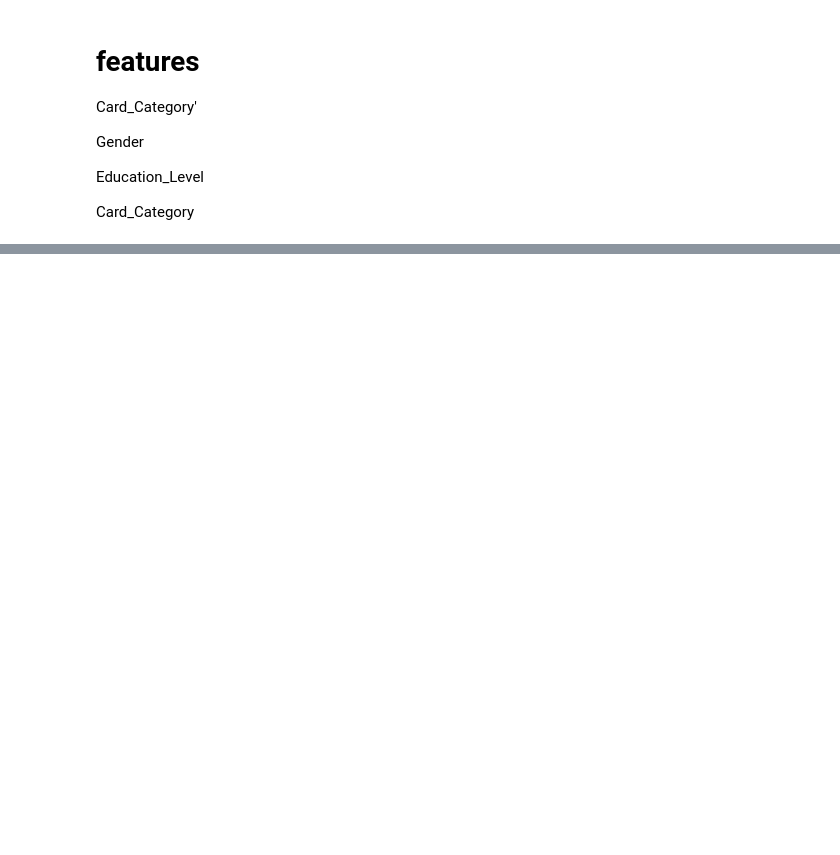
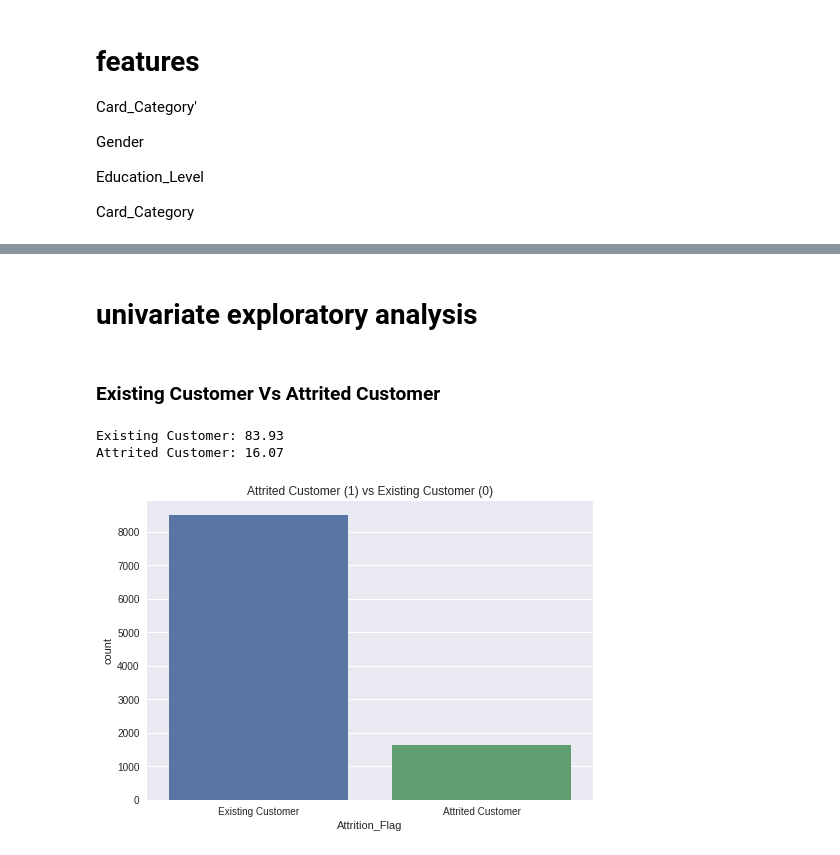
Before and after one commit to MaicolFranco/Prediction_Credit_Card, a Jupyter notebook: Proyecto_2.ipynb, the cells around one changed output, grey strips where cells are left out. Drawn from its saved outputs; the diff is of its cells as text; code cells hidden in the pictures; blank space fills up the shorter version.

```diff
--- a/Proyecto_2.ipynb
+++ b/Proyecto_2.ipynb
@@ -24,5 +39,5 @@ plt.style.use("seaborn")
 # %%
-df = pd.read_csv("/content/BankChurners.csv")
+df = pd.read_csv("/content/drive/MyDrive/Data Scientist/MACHINE LEARNING/Week_8/Files/BankChurners.csv")
 df.head()
 # %% [output]
 |  | CLIENTNUM | Attrition_Flag | Customer_Age | Gender | Dependent_count | Education_Level | Marital_Status | ... |
@@ -102,0 +181,14 @@ df.shape
+# %% [markdown]
+# **univariate exploratory analysis**
+# %% [markdown]
+### **Existing Customer Vs Attrited Customer**
+# %%
+customers = df.Attrition_Flag.value_counts()
+print(f'Existing Customer: {round(customers[0] / sum(customers) * 100, 2)}')
+print(f'Attrited Customer: {round(customers[1] / sum(customers) * 100, 2)}')
+sns.countplot('Attrition_Flag', data = df)
+plt.title('Attrited Customer (1) vs Existing Customer (0)');
+# %% [output]
+Existing Customer: 83.93
+Attrited Customer: 16.07
+[figure, added]
```
Also changed, not shown: parts of 29 cells of this notebook.
